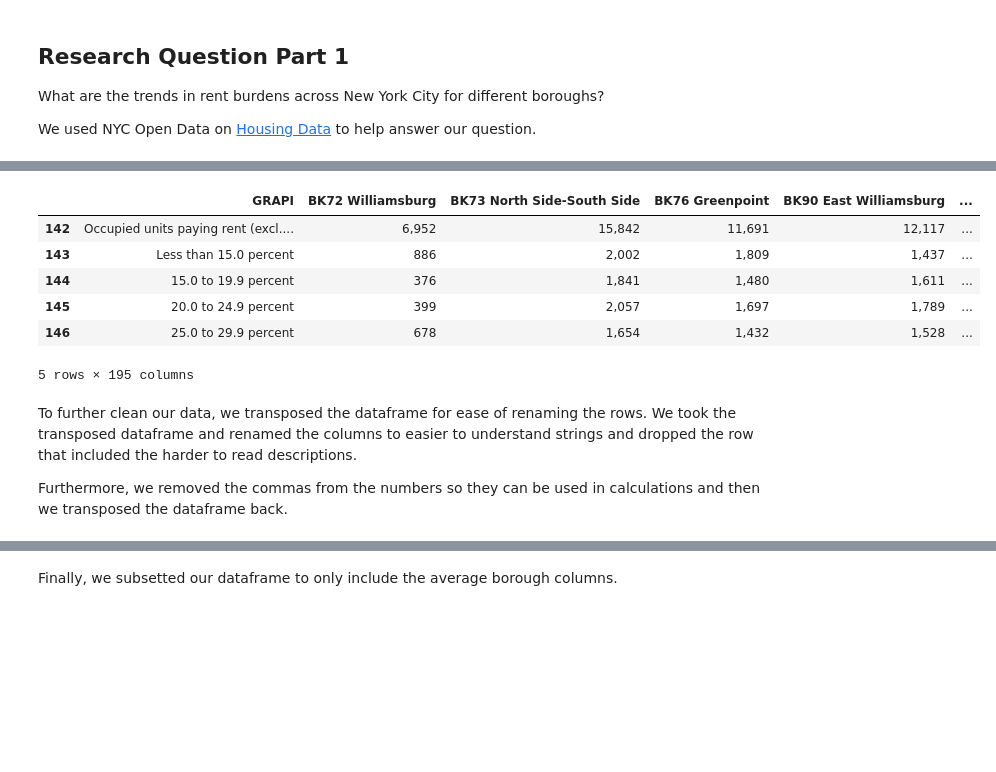
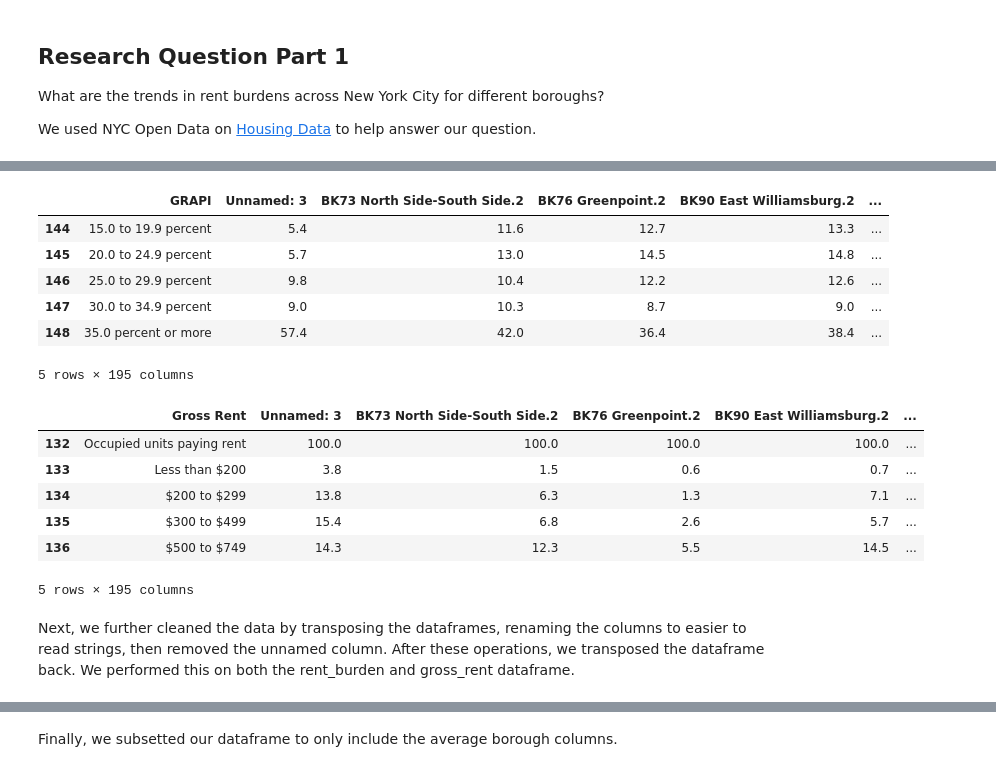
Before and after one commit to cailtyn-caj96/info-2950, a Jupyter notebook: phase2combined.ipynb, the cells around one changed output, grey strips where cells are left out. Drawn from its saved outputs; the diff is of its cells as text; code cells hidden in the pictures; blank space fills up the shorter version.

```diff
--- a/phase2combined.ipynb
+++ b/phase2combined.ipynb
@@ -32,14 +37,20 @@ rent.drop(rent.tail(n).index, inplace = True)
 # print(rent.tail())
 
 # keep only rent burden rows
-rent_burden = rent[142:-1]
+rent_burden = rent[142:-2]
 
+# keep only gross rent rows
+gross_rent = rent[132:140]
 
 # remove Staten Island Cemetery column
 rent_burden = rent_burden.iloc[:,:-4]
+gross_rent = gross_rent.iloc[:,:-4]
 
 
 # check
-display(rent_burden.tail())
+display(rent_burden.head())
+display(gross_rent.head())
+
+# print(len(rent_burden), ' ', len(gross_rent))
 # %% [output]
 |  | Unnamed: 0 | BK72 Williamsburg | Unnamed: 2 | Unnamed: 3 | Unnamed: 4 | BK73 North Side-South Side | ... |
@@ -54,23 +74,38 @@ Next, we cleaned the data further by only looking at the estimates for each loca
 # %%
-# get rid of MOE, Percent and Percent MOE columns - keep only estimates
-rent_burden_estimates = rent_burden.iloc[:,1::4].copy()
+# for rent_burden
+# get rid of estimates, MOE and Percent MOE columns - keep only percents
+rent_burden_percent = rent_burden.iloc[:,3::4].copy()
 # save the row names
 rent_burden_row = rent_burden.iloc[:, 0].copy()
 # insert first column back into dataframe
-rent_burden_estimates.insert(0, 'GRAPI', rent_burden_row)
+rent_burden_percent.insert(0, 'GRAPI', rent_burden_row)
+
+# for gross_rent
+# get rid of estimates, MOE and Percent MOE columns - keep only percents
+gross_rent_percent = gross_rent.iloc[:,3::4].copy()
+# save the row names
+gross_rent_row = gross_rent.iloc[:, 0].copy()
+# insert first column back into dataframe
+gross_rent_percent.insert(0, 'Gross Rent', gross_rent_row)
 
 # check
-display(rent_burden_estimates.head())
+display(rent_burden_percent.tail())
+display(gross_rent_percent.head())
 # %% [output]
-|  | GRAPI | BK72 Williamsburg | BK73 North Side-South Side | BK76 Greenpoint | BK90 East Williamsburg | ... |
-| 142 | Occupied units paying rent (excl.... | 6,952 | 15,842 | 11,691 | 12,117 | ... |
-| 143 | Less than 15.0 percent | 886 | 2,002 | 1,809 | 1,437 | ... |
-| 144 | 15.0 to 19.9 percent | 376 | 1,841 | 1,480 | 1,611 | ... |
-| 145 | 20.0 to 24.9 percent | 399 | 2,057 | 1,697 | 1,789 | ... |
-| 146 | 25.0 to 29.9 percent | 678 | 1,654 | 1,432 | 1,528 | ... |
+|  | GRAPI | Unnamed: 3 | BK73 North Side-South Side.2 | BK76 Greenpoint.2 | BK90 East Williamsburg.2 | ... |
+| 144 | 15.0 to 19.9 percent | 5.4 | 11.6 | 12.7 | 13.3 | ... |
+| 145 | 20.0 to 24.9 percent | 5.7 | 13.0 | 14.5 | 14.8 | ... |
+| 146 | 25.0 to 29.9 percent | 9.8 | 10.4 | 12.2 | 12.6 | ... |
+| 147 | 30.0 to 34.9 percent | 9.0 | 10.3 | 8.7 | 9.0 | ... |
+| 148 | 35.0 percent or more | 57.4 | 42.0 | 36.4 | 38.4 | ... |
 5 rows × 195 columns
+|  | Gross Rent | Unnamed: 3 | BK73 North Side-South Side.2 | BK76 Greenpoint.2 | BK90 East Williamsburg.2 | ... |
+| 132 | Occupied units paying rent | 100.0 | 100.0 | 100.0 | 100.0 | ... |
+| 133 | Less than $200 | 3.8 | 1.5 | 0.6 | 0.7 | ... |
+| 134 | $200 to $299 | 13.8 | 6.3 | 1.3 | 7.1 | ... |
+| 135 | $300 to $499 | 15.4 | 6.8 | 2.6 | 5.7 | ... |
+| 136 | $500 to $749 | 14.3 | 12.3 | 5.5 | 14.5 | ... |
+5 rows × 195 columns
-# %% [markdown]
-To further clean our data, we transposed the dataframe for ease of renaming the rows. We took the transposed dataframe and renamed the columns to easier to understand strings and dropped the row that included the harder to read descriptions.
-
-Furthermore, we removed the commas from the numbers so they can be used in calculations and then we transposed the dataframe back.
+# %% [markdown]
+Next, we further cleaned the data by transposing the dataframes, renaming the columns to easier to read strings, then removed the unnamed column. After these operations, we transposed the dataframe back. We performed this on both the rent_burden and gross_rent dataframe.
 # %%
```
Also changed, not shown: parts of 44 cells of this notebook.
